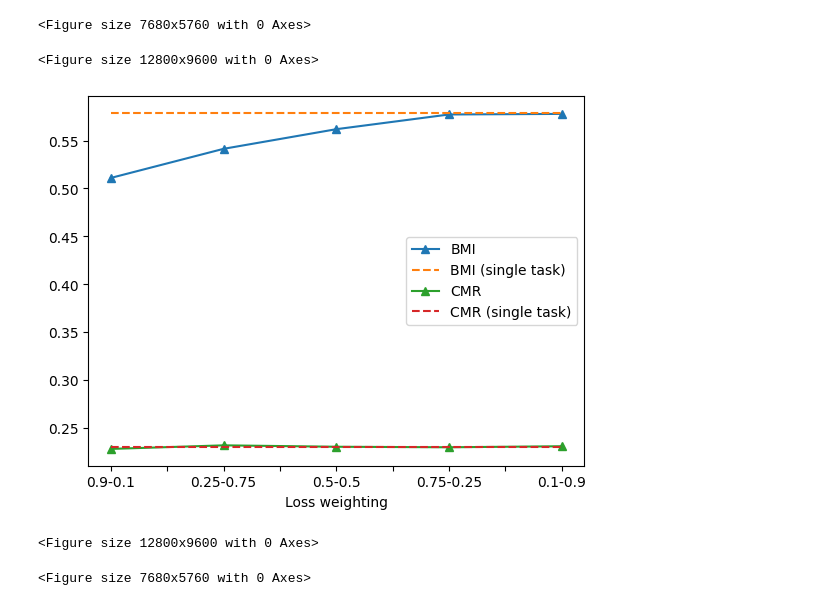
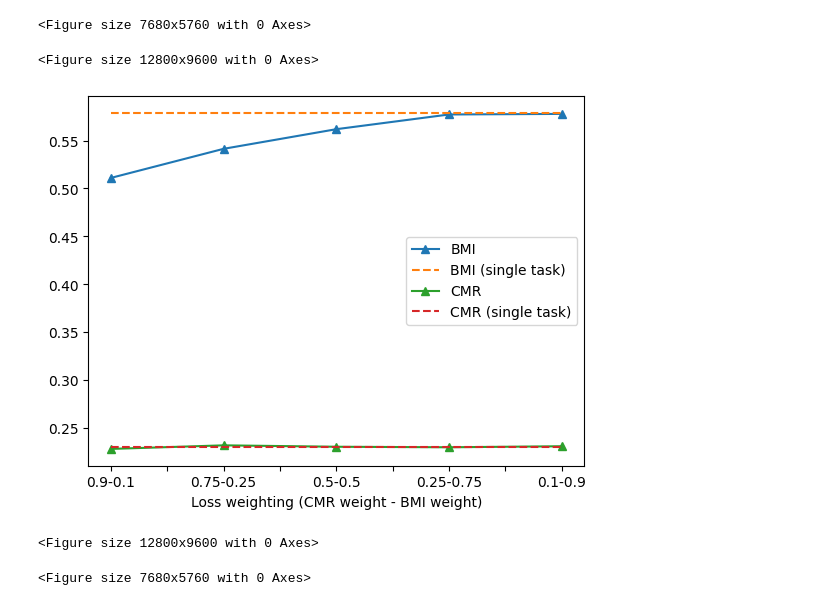
Before and after one commit to sharmilanangi/Health_Indicators_MultiTask, a Jupyter notebook: plots.ipynb, the cells around one changed output. Cells and saved outputs as stored; diff of their text form; code cells hidden in the pictures.

```diff
--- a/plots.ipynb
+++ b/plots.ipynb
@@ -46,21 +33,21 @@ plt.figure(dpi=1200)
 # %%
 df = pd.DataFrame()
 
 df["BMI"] = [0.5110558628807051, 0.5414734950395524, 0.562, 0.5773752537447893, 0.5779753737384206]
 df["BMI (single task)"] = [0.579] * 5
 df["CMR"] = [0.22772862391262574 , 0.23147037313554228, 0.230, 0.2294438083585505, 0.2305272878726145]
 df["CMR (single task)"] = [0.230] * 5
-df["Loss weighting"] = ["0.9-0.1", "0.25-0.75", "0.5-0.5" ,"0.75-0.25", "0.1-0.9"]
+df["Loss weighting (CMR weight - BMI weight)"] = ["0.9-0.1", "0.75-0.25", "0.5-0.5" , "0.25-0.75", "0.1-0.9"]
 styles = ["^-", "--","^-", "--"]
 
-df.set_index(["Loss weighting"], inplace = True,
+df.set_index(["Loss weighting (CMR weight - BMI weight)"], inplace = True,
                     append = False, drop = True)
 ax = df.plot(style=styles)
 plt.xticks(rotation = 0)
 plt.figure(dpi=2000)
 # %% [output]
 <Figure size 12800x9600 with 0 Axes>
-[figure, old version]
+[figure, new version]
 <Figure size 12800x9600 with 0 Axes>
 # %%
 df = pd.DataFrame()
```
Also changed, not shown: parts of 1 cell of this notebook, 9 other files.
